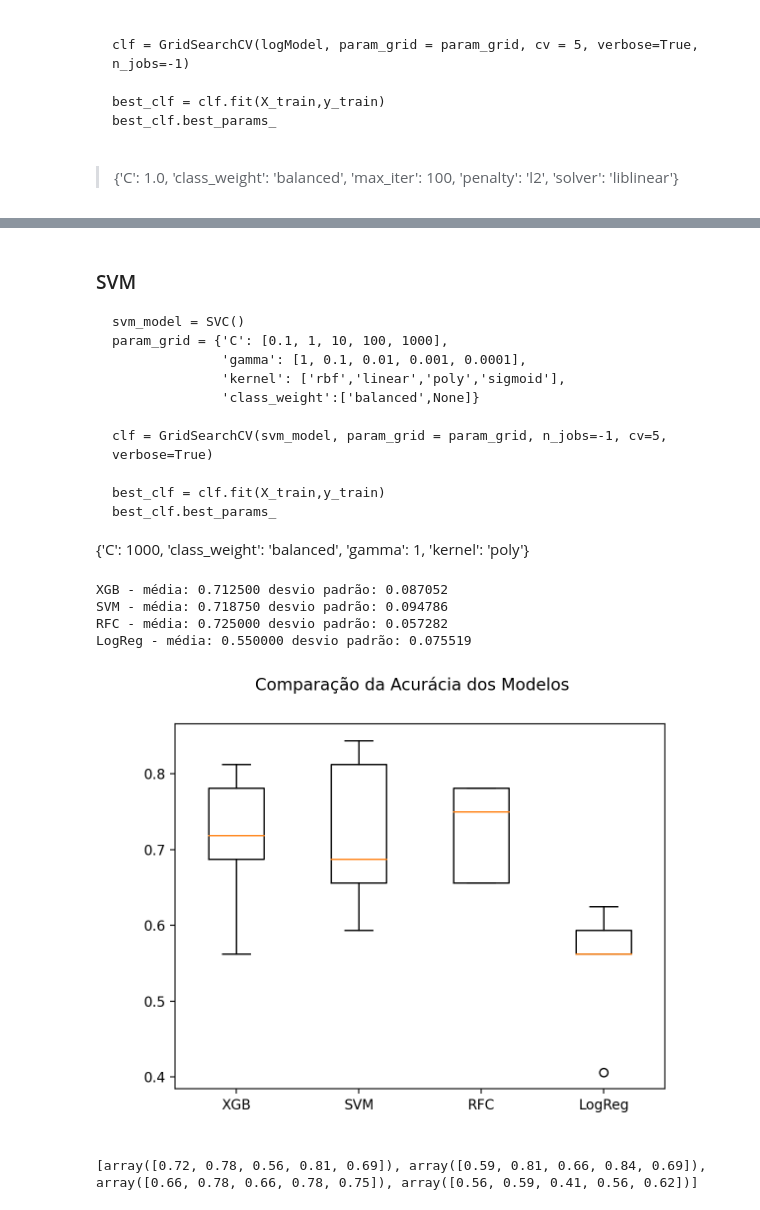
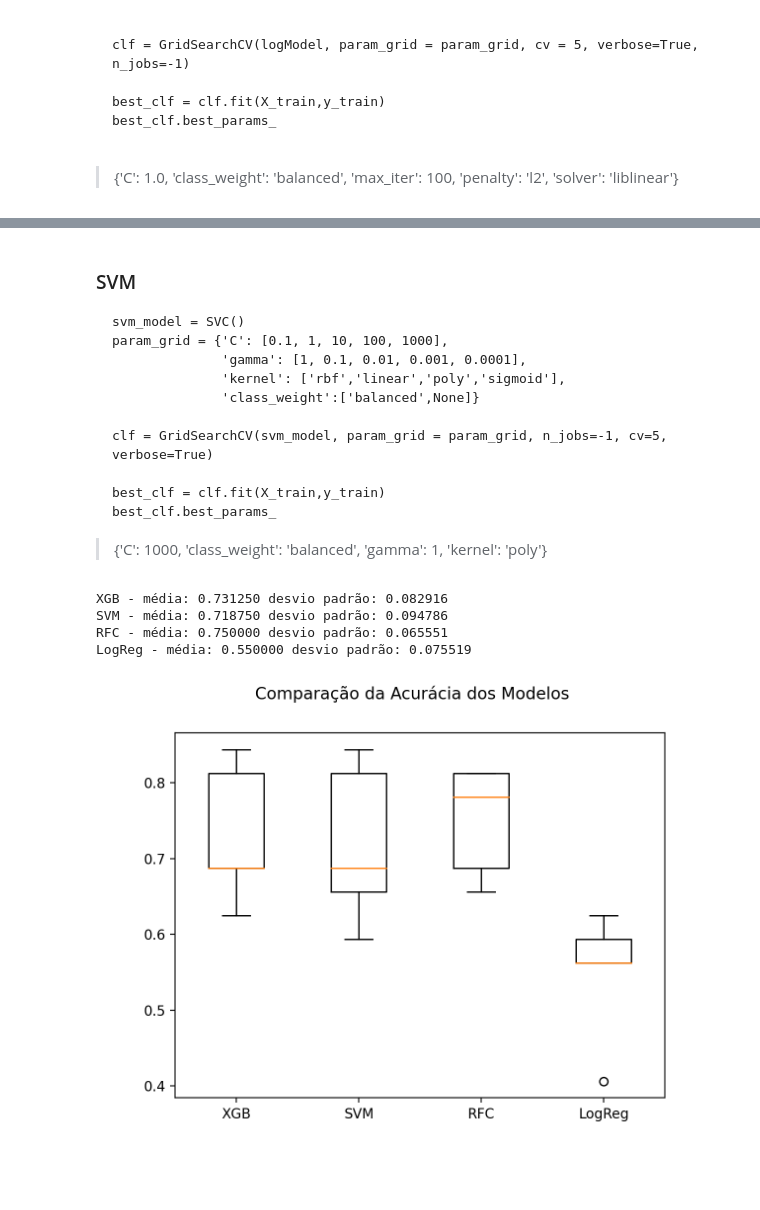
Before and after one commit to bzimons/mvp_puc_2, a Jupyter notebook: mvp2_machine_learning.ipynb, the cells around one changed output, grey strips where cells are left out. Cells and saved outputs as stored; diff of their text form; code cells hidden in the pictures; blank space fills up the shorter version.

````diff
--- a/mvp2_machine_learning.ipynb
+++ b/mvp2_machine_learning.ipynb
@@ -222,7 +225,7 @@ O *ExtraTreesClassifier* é um classificador de *ensemble* baseado em árvores d
 Após esses dois métodos, vamos comparar os métodos *foward* e *backward* selection e com a análise visual já realizada.
 # %%
 # Importância dos atributos utilizando o SelectKBest
-y = glass_target.values
+y = glass_target.values.ravel()
 X = glass_data[['RI','Na','Mg','Al','Si','K','Ca','Ba','Fe']]
 
 best_var = SelectKBest(score_func=f_classif,k='all')
@@ -442,44 +435,40 @@ best_clf = clf.fit(X_train,y_train)
 best_clf.best_params_
 ```
 
-
-{'C': 1000, 'class_weight': 'balanced', 'gamma': 1, 'kernel': 'poly'}
+> {'C': 1000, 'class_weight': 'balanced', 'gamma': 1, 'kernel': 'poly'}
 # %%
 models = []
 results = []
 names = []
 
-models.append(('XGB', XGBClassifier(colsample_bytree=1.0, gamma=1, learning_rate=0.1, max_depth=5, min_child_weight=1, n_estimators=200,
+# criando os modelos com seus hiperparametros
+models.append(('XGB', XGBClassifier(colsample_bytree=1.0, gamma=0.5, learning_rate=0.05, max_depth=2, min_child_weight=1, n_estimators=180,
  nthread=4, objective='binary:logistic', subsample=0.8)))
 
 models.append(('SVM', SVC(C=1000,gamma=1,kernel='poly', class_weight='balanced')))
 
-models.append(('RFC', RandomForestClassifier(max_depth=10,  max_features='sqrt', min_samples_split=5, n_estimators=50)))
+models.append(('RFC', RandomForestClassifier(max_depth=20,  criterion= 'log_loss', max_features='sqrt', min_samples_split=2, n_estimators=150)))
 
 models.append(('LogReg', LogisticRegression(C=1, max_iter=100, penalty= 'l2', solver= 'liblinear',class_weight='balanced')))
 
 
 for name, model in models:
   cv_results = cross_val_score(model, X_train, y_train, cv=kfold, scoring='accuracy')
   results.append(cv_results)
   names.append(name)
   msg = "%s - média: %f desvio padrão: %f" % (name, cv_results.mean(), cv_results.std())
   print(msg)
 
 # Boxplot de comparação dos modelos
 fig = plt.figure()
 fig.suptitle('Comparação da Acurácia dos Modelos')
 ax = fig.add_subplot(111)
 plt.boxplot(results)
 ax.set_xticklabels(names)
 plt.show()
 # %% [output]
-XGB - média: 0.712500 desvio padrão: 0.087052
+XGB - média: 0.731250 desvio padrão: 0.082916
 SVM - média: 0.718750 desvio padrão: 0.094786
-RFC - média: 0.725000 desvio padrão: 0.057282
+RFC - média: 0.750000 desvio padrão: 0.065551
 LogReg - média: 0.550000 desvio padrão: 0.075519
-[figure, old version]
+[figure, new version]
-# %%
-print(results)
-# %% [output]
-[array([0.72, 0.78, 0.56, 0.81, 0.69]), array([0.59, 0.81, 0.66, 0.84, 0.69]), array([0.66, 0.78, 0.66, 0.78, 0.75]), array([0.56, 0.59, 0.41, 0.56, 0.62])]
````
Also changed, not shown: parts of 15 cells of this notebook.
